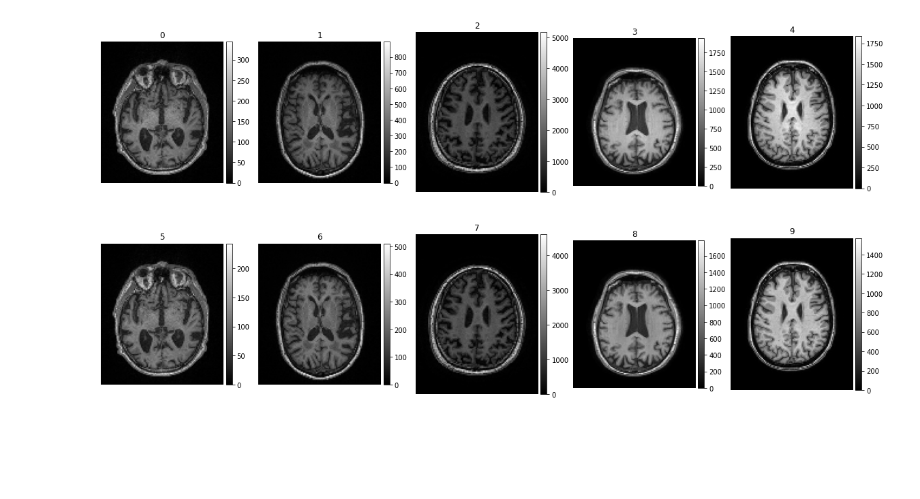
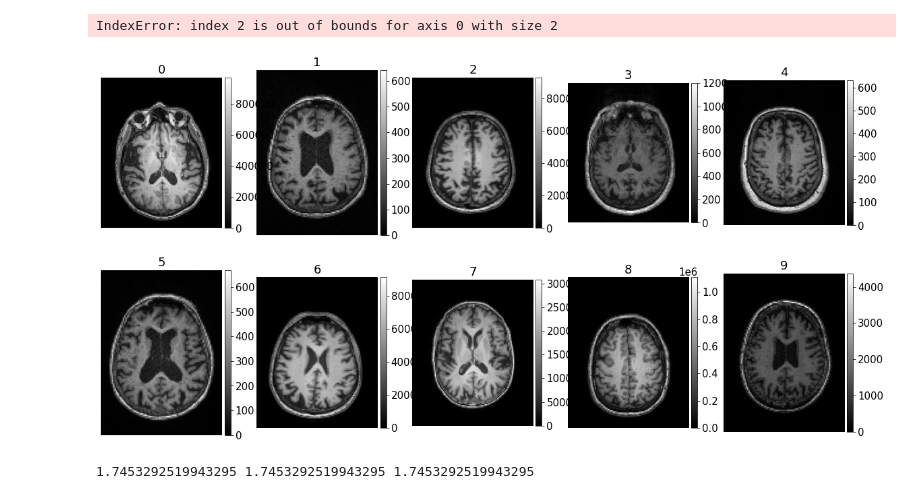
Before and after one commit to MASILab/DeepN4, a Jupyter notebook: src/data_train.ipynb, the cells around one changed output. Drawn from its saved outputs; the diff is of its cells as text; code cells hidden in the pictures; blank space fills up the shorter version.

Commit message:
bias supervision and transform

```diff
--- a/src/data_train.ipynb
+++ b/src/data_train.ipynb
@@ -27,4 +31,10 @@ N4_T1s = []
 for files in glob.glob(root_out +'/*.nii.gz'):
     N4_T1s.append(files)
 N4_T1s.sort()
+
+root_out = "/home/local/VANDERBILT/kanakap/deepN4_data/bias"
+bias = []
+for files in glob.glob(root_out +'/*.nii.gz'):
+    bias.append(files)
+bias.sort()
 # %%
@@ -47,15 +55,25 @@ TypeError: random_sample() takes at most 1 positional argument (2 given)
 # %%
-train_idx = rand[0:100]
-val_idx = rand[100:120]
-test_idx = rand[120:140]
+train_idx = rand[0:400]
+val_idx = rand[400:420]
+test_idx = rand[420:440]
 # %%
-with open('train_100ds.csv', 'w') as f:
+with open('btrain_5ds.csv', 'w') as f:
     for i in train_idx:
         f.write("%s,%s\n" % (N4_T1s[i],T1s[i]))
-with open('val_100ds.csv', 'w') as f:
+with open('bval_5ds.csv', 'w') as f:
     for i in val_idx:
         f.write("%s,%s\n" % (N4_T1s[i],T1s[i]))
-with open('test_100ds.csv', 'w') as f:
+with open('btest_5ds.csv', 'w') as f:
     for i in test_idx:
         f.write("%s,%s\n" % (N4_T1s[i],T1s[i]))
+# %%
+with open('cbtrain_400ds.csv', 'w') as f:
+    for i in train_idx:
+        f.write("%s,%s,%s\n" % (N4_T1s[i],T1s[i],bias[i]))
+with open('cbval_400ds.csv', 'w') as f:
+    for i in val_idx:
+        f.write("%s,%s,%s\n" % (N4_T1s[i],T1s[i],bias[i]))
+with open('cbtest_400ds.csv', 'w') as f:
+    for i in test_idx:
+        f.write("%s,%s,%s\n" % (N4_T1s[i],T1s[i],bias[i]))
 # %%
@@ -81,18 +100,21 @@ def plot_montage(few_files,ax):
         if y != 0 and y % 5 == 0:
             y = 0
 # %%
+# function call for raw input images
 input_files = []
 target_files = []
 
 for i in train_idx:
     input_files.append(T1s[i])
 for i in train_idx:
-    target_files.append(N4_T1s[i])
+    a = N4_T1s[i].replace('labels','bias')
+    target_files.append(a)
 
 fig, ax = plt.subplots(2,5,figsize=(20,10))
 plot_montage(input_files + target_files,ax)
 # %% [output]
+IndexError: index 2 is out of bounds for axis 0 with size 2
-[figure, old version]
+[figure, new version]
 # %%
 def pad(img, sz):
     tmp = np.zeros((sz, sz, sz))
@@ -139,6 +194,9 @@ def transform( img):
 # %%
-# input_data = nib.load(input_files[0]).get_fdata()
-# input_data, _ = pad(input_data, 128)
-# inmax = np.percentile(input_data[np.nonzero(input_data)], 99.99)
-# # print(inmax)
-# input_data = normalize_img(input_data, inmax, 0, 1, 0)
+input_data = nib.load(input_target_files[0][0]).get_fdata()
+input_data, _ = pad(input_data, 128)
+inmax = np.percentile(input_data[np.nonzero(input_data)], 99.99)
+input_data = normalize_img(input_data, inmax, 0, 1, 0)
+image_transformer = ImageTransformer(rotation_range=90, shift_range=0.,shear_range=0.,zoom_range=0.,crop_size=None,fill_mode='nearest',cval=0.,flip=False, seed=None, return_affine=False, return_affine_params=False, track_flip_number=False, chan_axis=2)
+input_data = image_transformer.random_transform(input_data, passthru=[0])[0]
+# %% [output]
+1.7453292519943295 1.7453292519943295 1.7453292519943295
```
Also changed, not shown: parts of 31 cells of this notebook, 3 other files.
